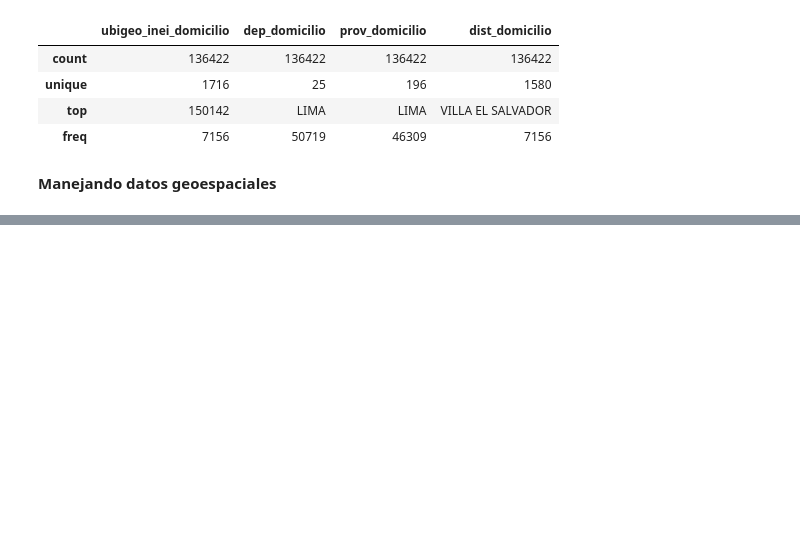
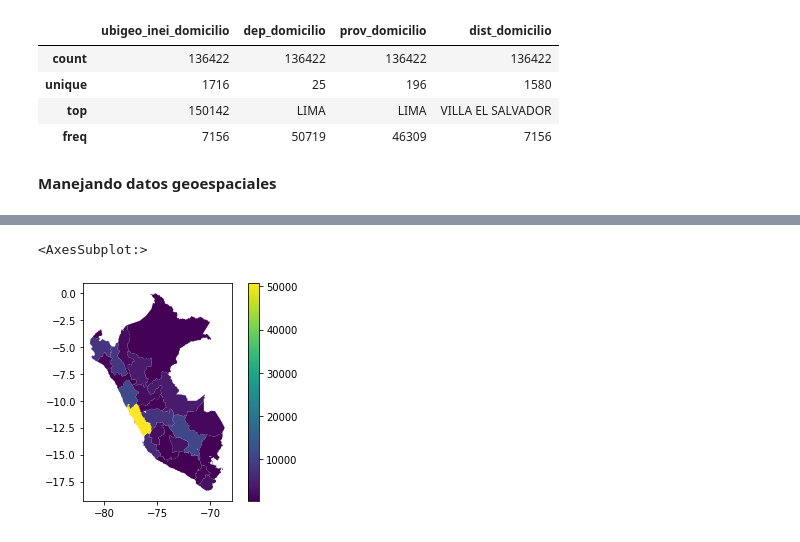
Before and after one commit to jose25050/pythonAnalyticsBootcamp, a Jupyter notebook: src/eda.ipynb, the cells around one changed output, grey strips where cells are left out. Cells and saved outputs as stored; diff of their text form; code cells hidden in the pictures; blank space fills up the shorter version.

```diff
--- a/src/eda.ipynb
+++ b/src/eda.ipynb
@@ -176,0 +195,5 @@ gdf_deps.plot()
+# %%
+# Contamos la cantidad de hospitalizados por departamento
+conteo_x_dept = df_main['dep_domicilio'].value_counts()
+conteo_x_dept = conteo_x_dept.reset_index()
+conteo_x_dept.head()
@@ -176,0 +207,4 @@ gdf_deps.plot()
+# %%
+# Unimos los conteos utilizando los nombres de departamentos
+gdf_conteo_x_dept = pd.merge(left=gdf_deps, right=conteo_x_dept,
+                             left_on="DEPARTAMEN", right_on='index')
@@ -176,0 +220,7 @@ gdf_deps.plot()
+# %%
+# Mapa de calor de # de hospitalizados x departamento
+gdf_conteo_x_dept.plot("dep_domicilio", cmap='viridis',
+                       legend=True)
+# %% [output]
+<AxesSubplot:>
+[figure, added]
```
Also changed, not shown: parts of 12 cells of this notebook.
